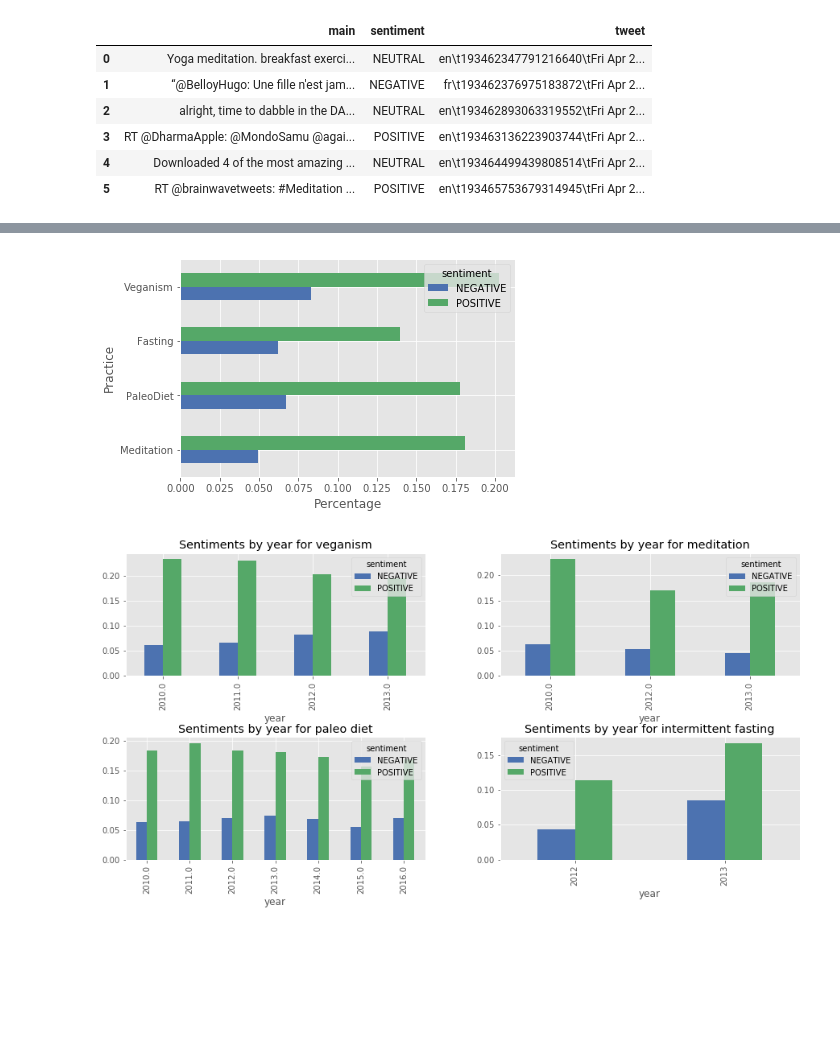
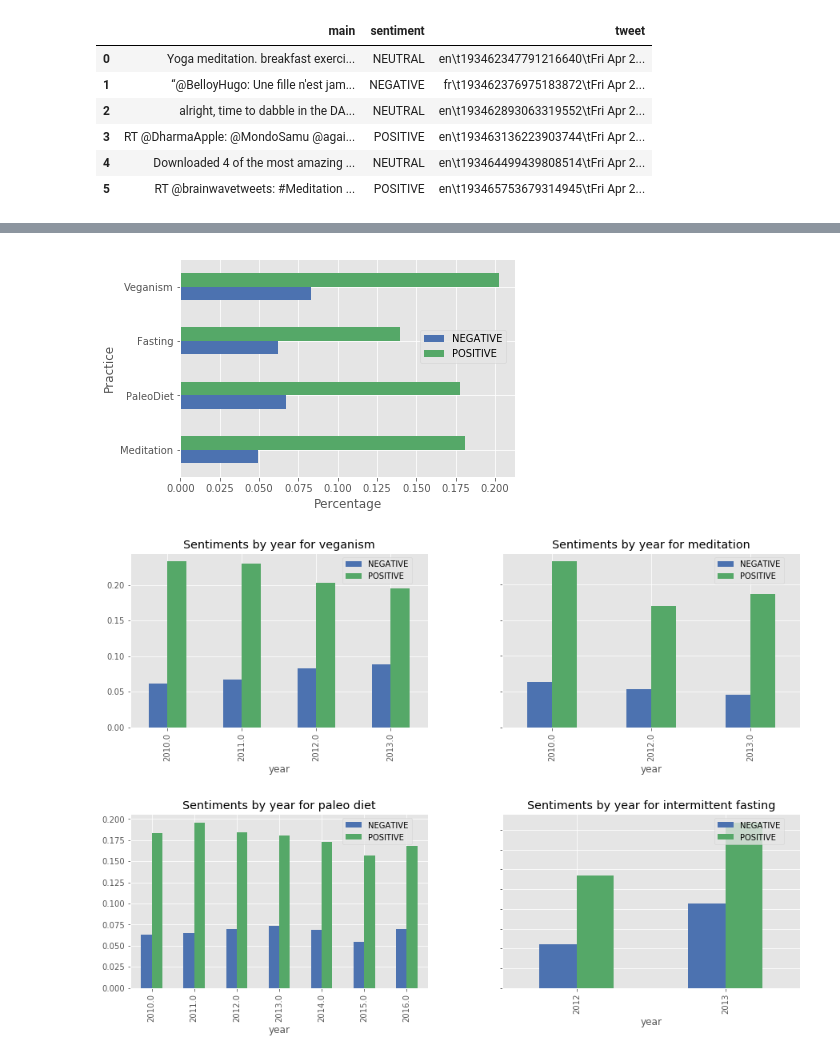
Before and after one commit to Firas11993/ada2017, a Jupyter notebook: Project/Project.ipynb, the cells around one changed output, grey strips where cells are left out. Saved outputs shown, nothing was run; the diff lists cells and outputs as text; code cells hidden in the pictures; blank space fills up the shorter version.

Commit message:
modify legend positions

```diff
--- a/Project/Project.ipynb
+++ b/Project/Project.ipynb
@@ -728,12 +728,13 @@ sentiments_vegan['LifeStyle'] = 'Veganism'
 frames = [sentiments_medit,sentiments_paleo,sentiments_fast,sentiments_vegan]
 result = pd.concat(frames).set_index('LifeStyle',drop=True)
 result.drop('NEUTRAL',axis=1).plot.barh()
+plt.legend(loc='center left', bbox_to_anchor=(0.7, 0.6))
 plt.style.use('seaborn-deep')
 plt.xlabel('Percentage')
 plt.ylabel('Practice')
 plt.show()
 # %% [output]
-[figure, old version]
+[figure, new version]
 # %%
 import datetime as dt
 
@@ -782,12 +783,14 @@ def barplots(dataframes, titles,figsize):
     plt.subplots_adjust(wspace=0.25, hspace=0.5)
     for i in range(cols) :
         for j in range(rows):
-            dataframes[i][j].drop('NEUTRAL',axis=1).plot.bar(ax=axes[i,j],title=titles[i][j])
+            dataframes[i][j].drop('NEUTRAL',axis=1).plot.bar(sharey=True,ax=axes[i,j],title=titles[i][j])
+            axes[i,j].legend(loc='center left', bbox_to_anchor=(.7, .9))
+
 
     plt.show()
 # %%
 dataframes=[[grouped_vegan,grouped_medit],[grouped_paleo,grouped_fast]]
 titles=[['Sentiments by year for veganism','Sentiments by year for meditation'],['Sentiments by year for paleo diet','Sentiments by year for intermittent fasting']]
-barplots(dataframes,titles,(15,7))
+barplots(dataframes,titles,(15,10))
 # %% [output]
-[figure, old version]
+[figure, new version]
```
